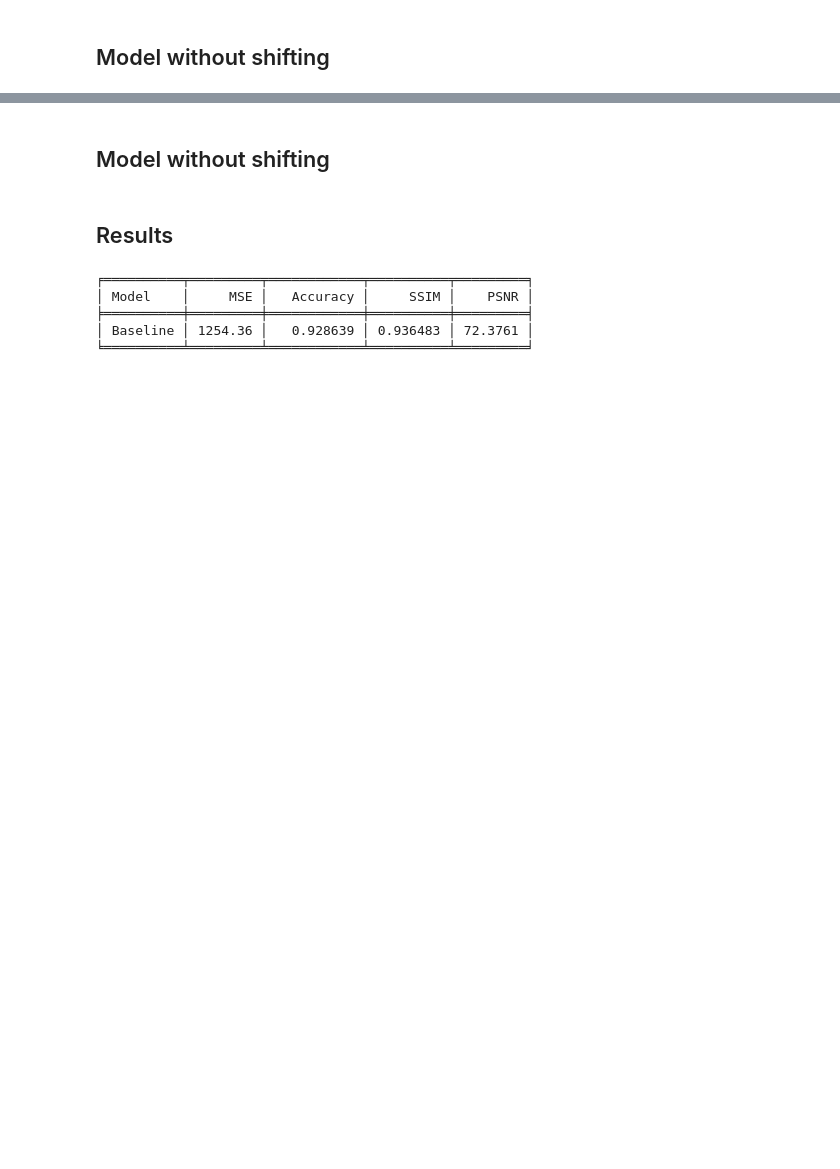
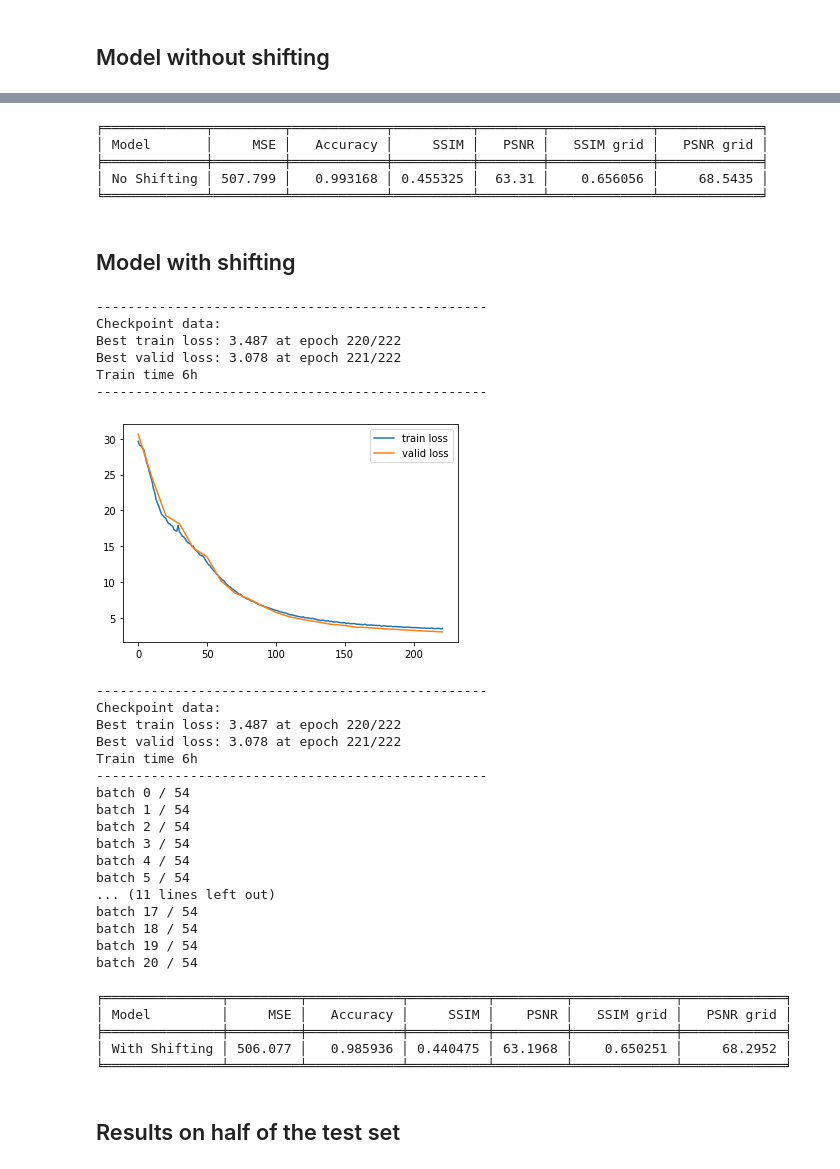
Before and after one commit to tranlg99/L4_project, a Jupyter notebook: src/colab_notebooks/evaluation.ipynb, the cells around one changed output, grey strips where cells are left out. Drawn from its saved outputs; the diff is of its cells as text; code cells hidden in the pictures; blank space fills up the shorter version.

```diff
--- a/src/colab_notebooks/evaluation.ipynb
+++ b/src/colab_notebooks/evaluation.ipynb
@@ -414,2 +430,15 @@ m1_mse, m1_acc, m1_ssim, m1_psnr = run_evaluation(test_dataloader, checkpoint=""
+# %%
+from tabulate import tabulate
+
+results = [["Model", "MSE", "Accuracy", "SSIM","PSNR", "SSIM grid","PSNR grid"],
+           ["No Shifting", m1_mse, m1_acc, m1_ssim, m1_psnr, m1_ssim_grid, m1_psnr_grid]]
+
+print(tabulate(results, headers='firstrow', tablefmt='fancy_grid'))
+# %% [output]
+╒═════════════╤═════════╤════════════╤══════════╤════════╤═════════════╤═════════════╕
+│ Model       │     MSE │   Accuracy │     SSIM │   PSNR │   SSIM grid │   PSNR grid │
+╞═════════════╪═════════╪════════════╪══════════╪════════╪═════════════╪═════════════╡
+│ No Shifting │ 507.799 │   0.993168 │ 0.455325 │  63.31 │    0.656056 │     68.5435 │
+╘═════════════╧═════════╧════════════╧══════════╧════════╧═════════════╧═════════════╛
 # %% [markdown]
-## Model without shifting
+## Model with shifting
@@ -418,15 +445,43 @@ m1_mse, m1_acc, m1_ssim, m1_psnr = run_evaluation(test_dataloader, checkpoint=""
-# %% [markdown]
-## Results
+# %%
+# load model and evaluate
+_, _, t_history, v_history = load_checkpoint("synthetic_model_2_shift_checkpoint_2023-03-14_1805.pth")
+plot_learning_curve(t_history, v_history)
+m2_mse, m2_acc, m2_ssim, m2_psnr, m2_ssim_grid, m2_psnr_grid = run_evaluation(test_dataloader, checkpoint_file="synthetic_model_2_shift_checkpoint_2023-03-14_1805.pth")
+# %% [output]
+--------------------------------------------------
+Checkpoint data:
+Best train loss: 3.487 at epoch 220/222
+Best valid loss: 3.078 at epoch 221/222
+Train time 6h
+--------------------------------------------------
+[figure, added]
+--------------------------------------------------
+Checkpoint data:
+Best train loss: 3.487 at epoch 220/222
+Best valid loss: 3.078 at epoch 221/222
+Train time 6h
+--------------------------------------------------
+batch 0 / 54
+batch 1 / 54
+batch 2 / 54
+batch 3 / 54
+batch 4 / 54
+batch 5 / 54
+... (11 lines left out)
+batch 17 / 54
+batch 18 / 54
+batch 19 / 54
+batch 20 / 54
 # %%
-from tabulate import tabulate
-
-results = [["Model", "MSE", "Accuracy", "SSIM","PSNR"],
-           ["Baseline", baseline_mse, baseline_acc, baseline_ssim, baseline_psnr]]
+results = [["Model", "MSE", "Accuracy", "SSIM","PSNR", "SSIM grid","PSNR grid"],
+           ["With Shifting", m2_mse, m2_acc, m2_ssim, m2_psnr,  m2_ssim_grid, m2_psnr_grid]]
 
 print(tabulate(results, headers='firstrow', tablefmt='fancy_grid'))
 # %% [output]
-╒══════════╤═════════╤════════════╤══════════╤═════════╕
-│ Model    │     MSE │   Accuracy │     SSIM │    PSNR │
-╞══════════╪═════════╪════════════╪══════════╪═════════╡
-│ Baseline │ 1254.36 │   0.928639 │ 0.936483 │ 72.3761 │
-╘══════════╧═════════╧════════════╧══════════╧═════════╛
+╒═══════════════╤═════════╤════════════╤══════════╤═════════╤═════════════╤═════════════╕
+│ Model         │     MSE │   Accuracy │     SSIM │    PSNR │   SSIM grid │   PSNR grid │
+╞═══════════════╪═════════╪════════════╪══════════╪═════════╪═════════════╪═════════════╡
+│ With Shifting │ 506.077 │   0.985936 │ 0.440475 │ 63.1968 │    0.650251 │     68.2952 │
+╘═══════════════╧═════════╧════════════╧══════════╧═════════╧═════════════╧═════════════╛
+# %% [markdown]
+## Results on half of the test set
```
Also changed, not shown: parts of 11 cells of this notebook.
